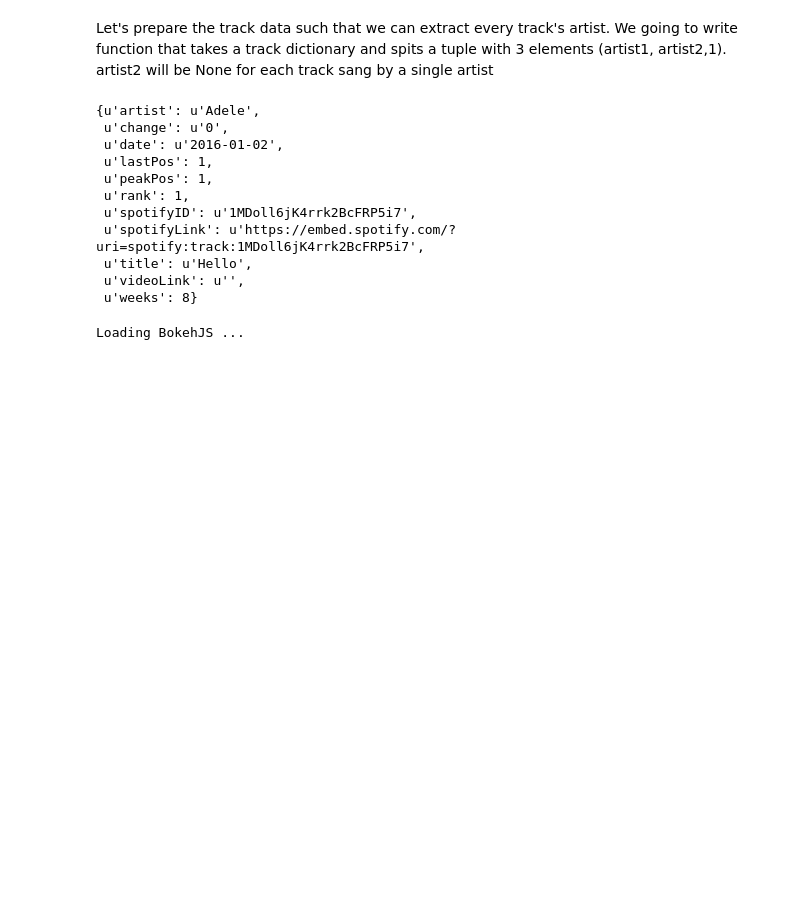
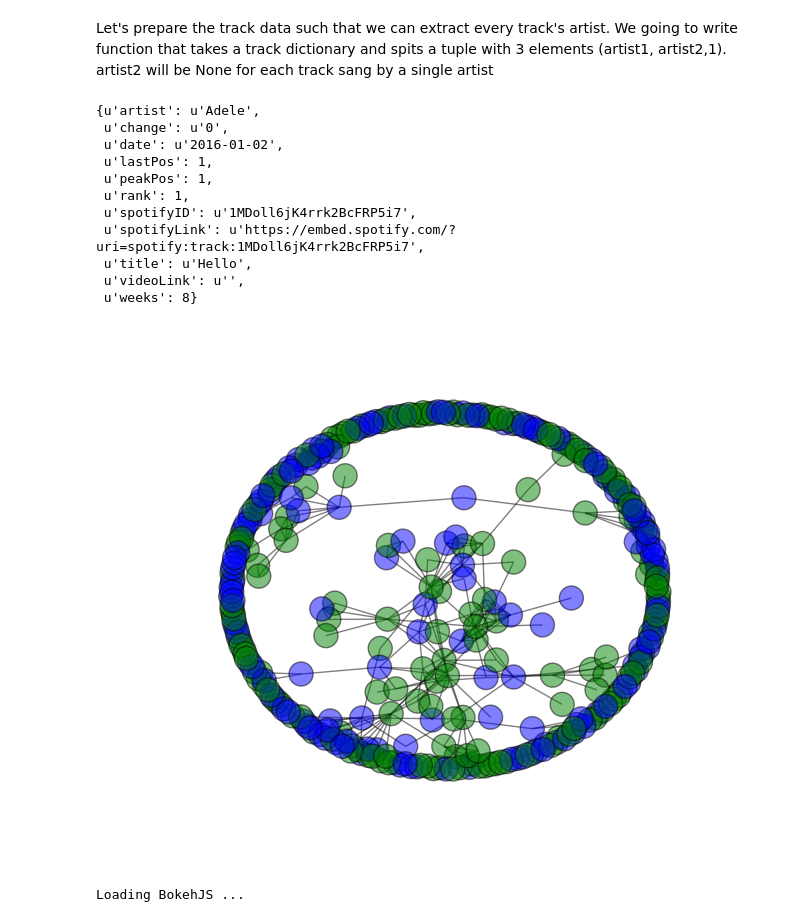
Before and after one commit to kthouz/BillboardSpotify, a Jupyter notebook: clustering artists into network.ipynb, the cells around one changed output. Saved outputs shown, nothing was run; the diff lists cells and outputs as text; code cells hidden in the pictures; blank space fills up the shorter version.

```diff
--- a/clustering artists into network.ipynb
+++ b/clustering artists into network.ipynb
@@ -92,14 +94,16 @@ for v in map(lambda x:(x[0],min(x[1])),artist_ranks):
 # %%
 # initiate graph
 bbGraph = nx.Graph()
 # add nodes
 bbGraph.add_nodes_from(vertices)
 # add edges
 bbGraph.add_edges_from(map(lambda x:(x[0],x[1]),edges))
 
-#plt.figure(figsize=(8,8))
-#nx.draw_spring(bbGraph,alpha=0.8,node_color=colors)
-#plt.show()
+plt.figure(figsize=(6,5))
+nx.draw_spring(bbGraph,alpha=0.5,node_color=colors)
+plt.show()
+# %% [output]
+[figure, added]
 # %%
 layout = nx.spring_layout(bbGraph,
                                 k=1.5/sqrt(bbGraph.number_of_nodes()),
```
Also changed, not shown: parts of 5 cells of this notebook.
